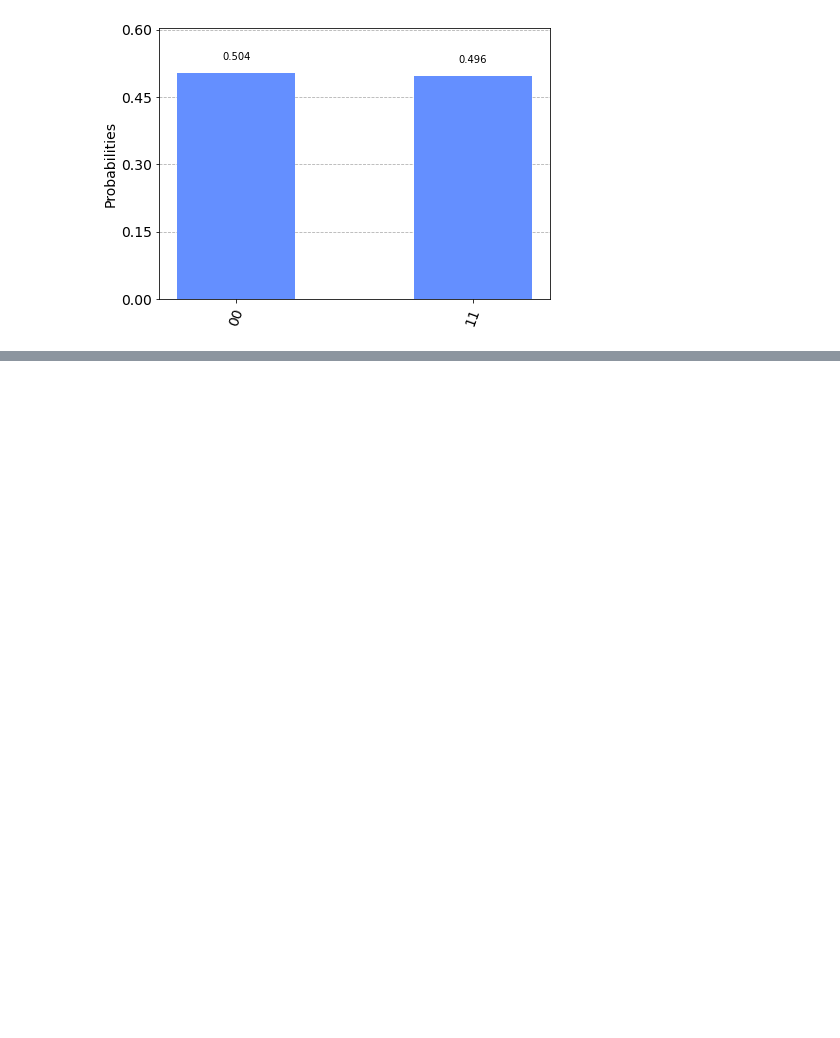
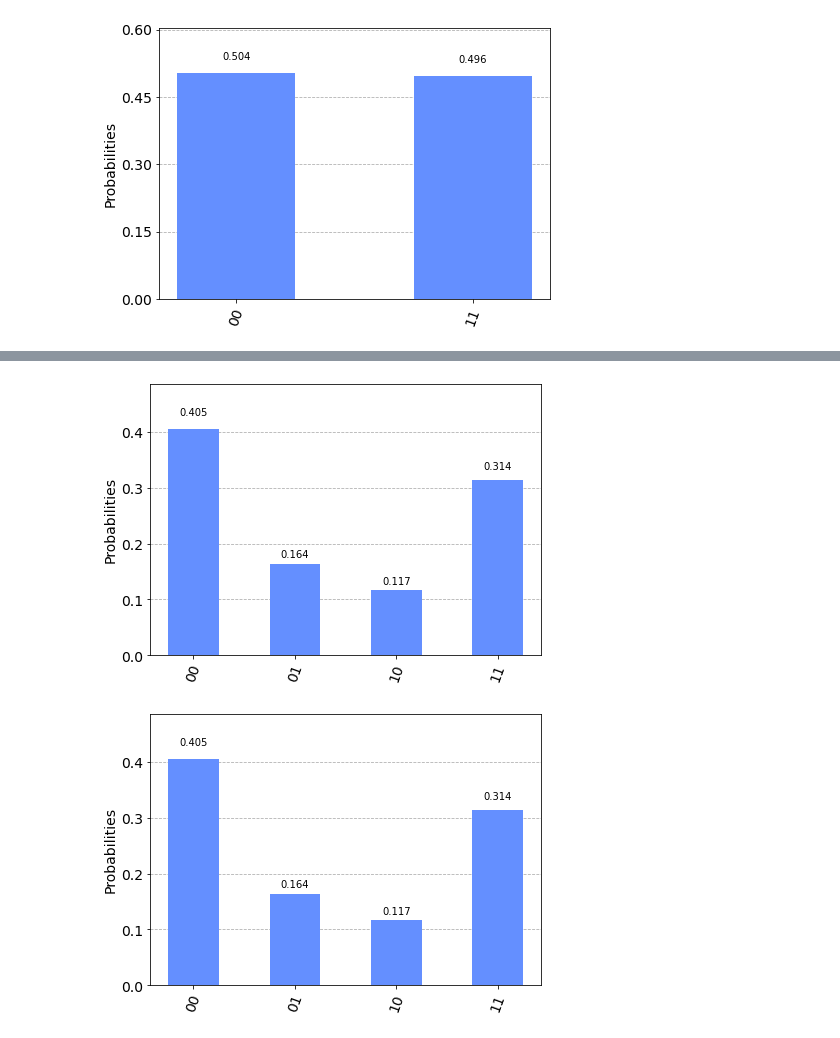
Before and after one commit to ishworii/QIS, a Jupyter notebook: Introductory.ipynb, the cells around one changed output, grey strips where cells are left out. Saved outputs shown, nothing was run; the diff lists cells and outputs as text; code cells hidden in the pictures; blank space fills up the shorter version.

```diff
--- a/Introductory.ipynb
+++ b/Introductory.ipynb
@@ -57,0 +90,6 @@ plot_histogram(result.get_counts())
+# %%
+result = job.result()
+plot_histogram(result.get_counts(qc))
+# %% [output]
+[figure, added]
+[figure, added]
```
Also changed, not shown: parts of 10 cells of this notebook.
